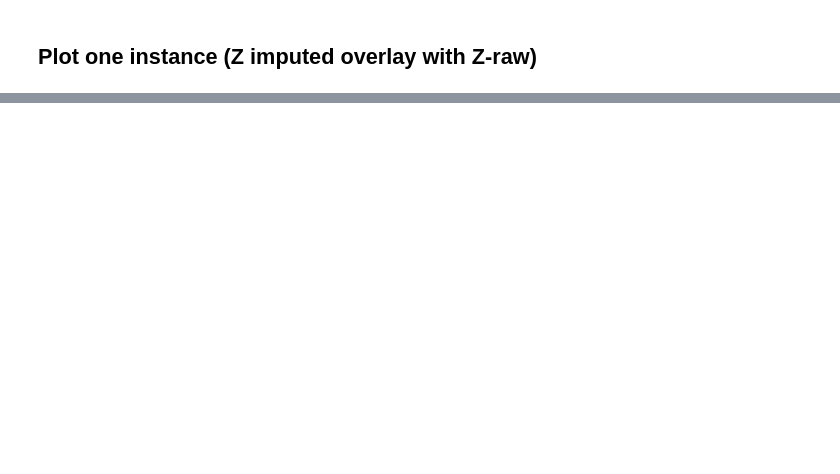
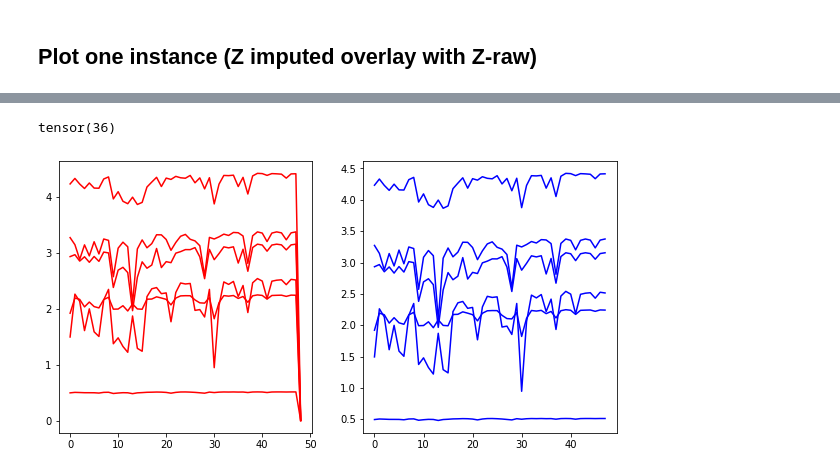
Before and after one commit to BorgwardtLab/Imputing_Signatures, a Jupyter notebook: notebooks/testing_gp_sig_adapter_padding.ipynb, the cells around one changed output, grey strips where cells are left out. Drawn from its saved outputs; the diff is of its cells as text; code cells hidden in the pictures; blank space fills up the shorter version.

```diff
--- a/notebooks/testing_gp_sig_adapter_padding.ipynb
+++ b/notebooks/testing_gp_sig_adapter_padding.ipynb
@@ -481,7 +579,7 @@ optimizer = torch.optim.Adam(
 optimizer.zero_grad()
 
 #d = next(iter(train_loader))
-d = list(train_loader)[0]
+d = next(iter(train_loader)) #[0]
 if n_mc_smps > 1:
     y_true = augment_labels(d['label'], n_mc_smps)
 else:
@@ -598,7 +653,7 @@ tensor([[-0.3336,  1.0195, -0.7260],
 # %% [markdown]
 ## Plot one instance (Z imputed overlay with Z-raw)
 # %%
-instance = 0 #2
+instance = 2 #2
 sample = 0
 # %%
 Z_raw.shape, Z.shape, test_inputs.shape
@@ -609,8 +662,10 @@ Z_raw.shape, Z.shape, test_inputs.shape
 # %%
-Z_raw_i = Z_raw[sample, instance].detach().numpy()
+
 if sampling_type == 'monte_carlo':
+    Z_raw_i = Z_raw[sample, instance].detach().numpy()
     Z_i = Z[instance + batch_size*sample].detach().numpy()
 else:
+    Z_raw_i = Z_raw[instance].detach().numpy()
     Z_i = Z[instance].detach().numpy()
 Z_raw_i.shape, Z_i.shape
 # %% [output]
@@ -636 +690,5 @@ tensor([ 0,  0,  0,  ..., 36, 36, 36])
+# %%
+max(test_indices_i)
+# %% [output]
+tensor(36)
 # %%
@@ -646,2 +714,10 @@ def plot_channels(channels_raw, channels, Z_i, Z_raw_i,test_indices_i):
         ax[1].plot( x_raw , color='blue')
+# %%
+ranges = [6]
+channels_raw = np.arange(*ranges)
+#channels = np.arange(0,72,2)
+channels = np.arange(*ranges)
+plot_channels(channels_raw, channels, Z_i, Z_raw_i,test_indices_i,sampling_type, use_mean=False)
+# %% [output]
+[figure, added]
 # %%
```
Also changed, not shown: parts of 83 cells of this notebook.
